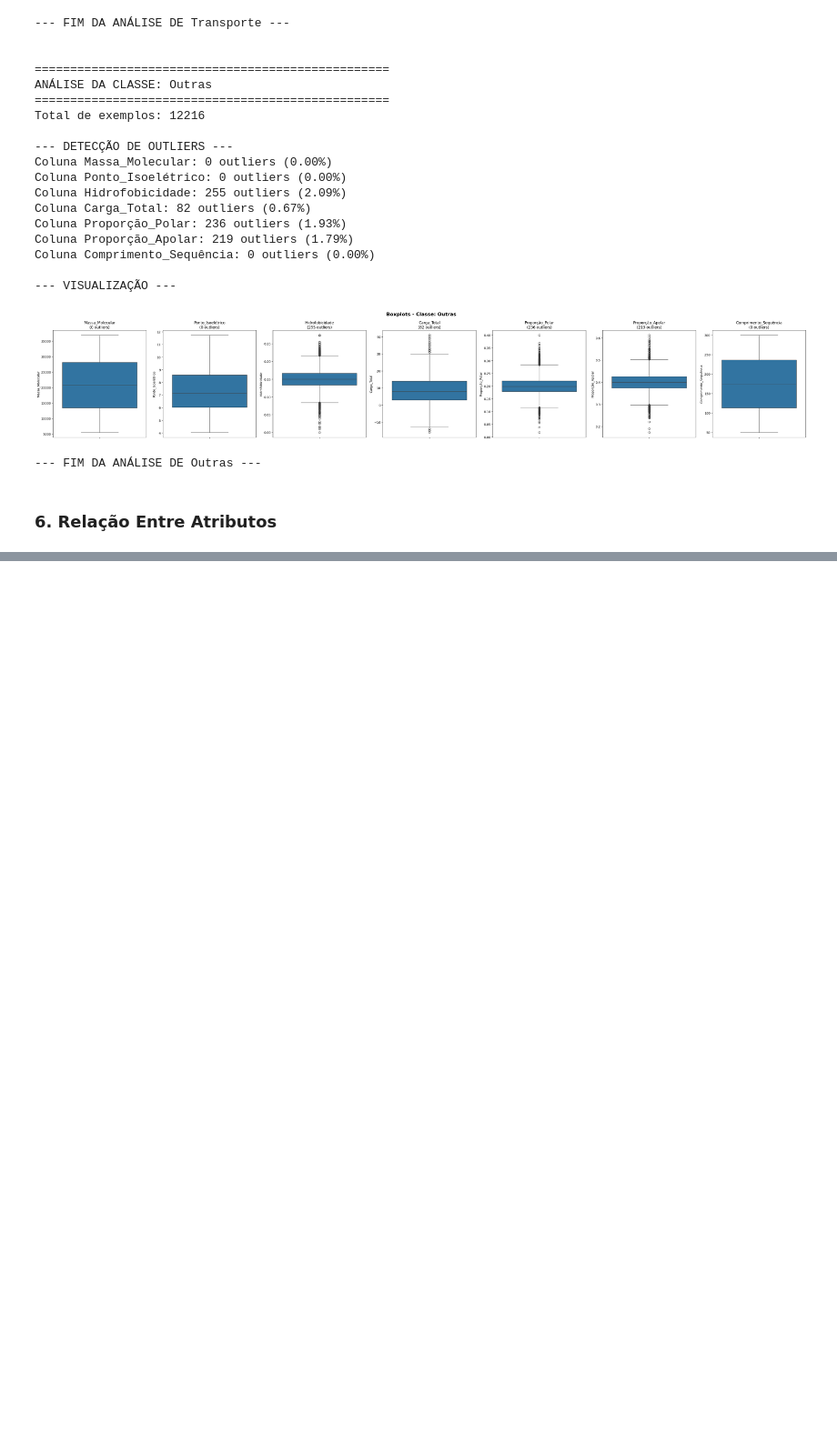
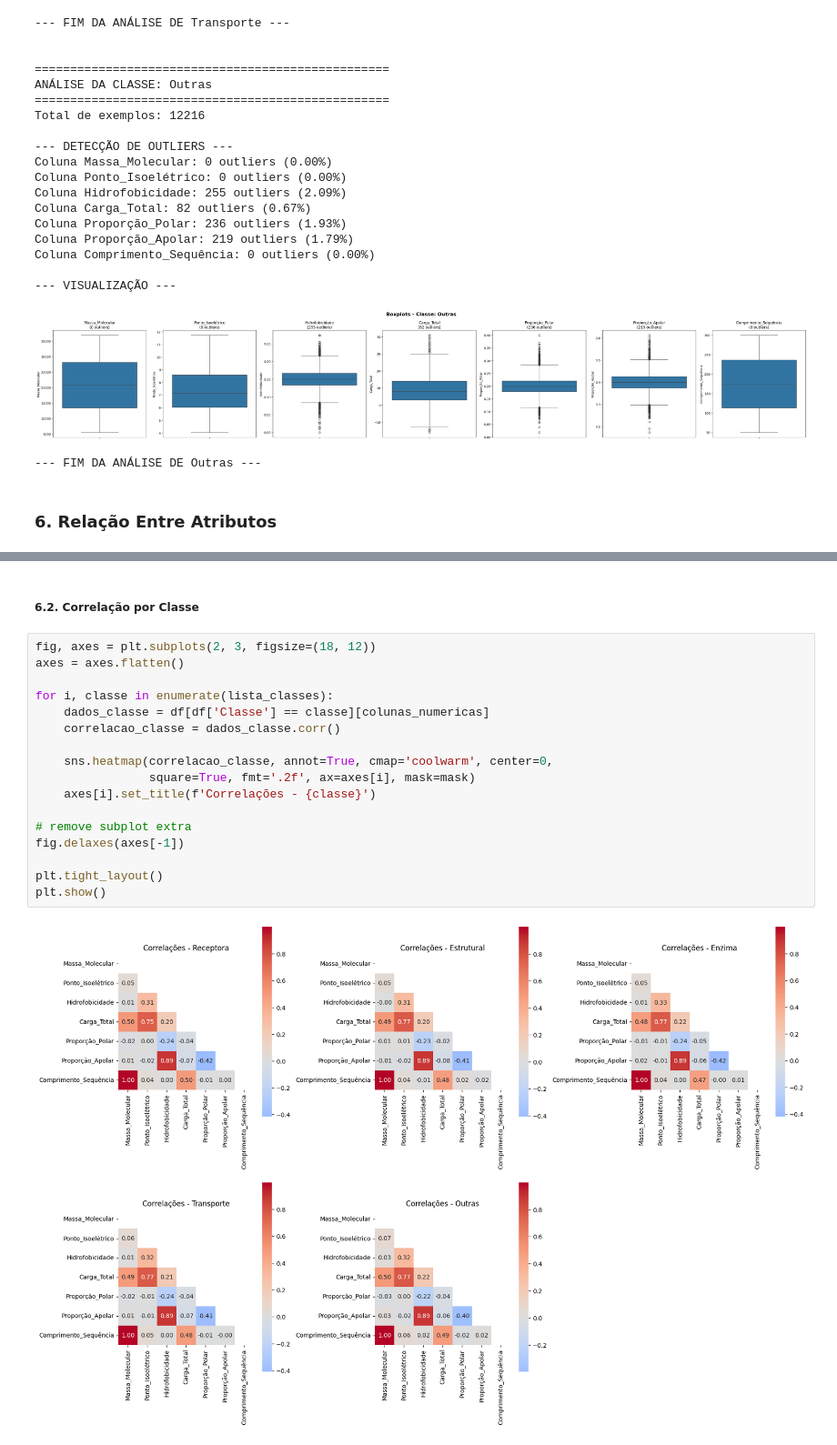
Before and after one commit to marcellovictor/classificacao-proteinas, a Jupyter notebook: analise_exploratoria_proteinas.ipynb, the cells around one changed output, grey strips where cells are left out. Shown at 91% size. Cells and saved outputs as stored; diff of their text form; blank space fills up the shorter version.

```diff
--- a/analise_exploratoria_proteinas.ipynb
+++ b/analise_exploratoria_proteinas.ipynb
@@ -337,0 +369,21 @@ Coluna Comprimento_Sequência: 0 outliers (0.00%)
+# %% [markdown]
+##### 6.2. Correlação por Classe
+# %%
+fig, axes = plt.subplots(2, 3, figsize=(18, 12))
+axes = axes.flatten()
+
+for i, classe in enumerate(lista_classes):
+    dados_classe = df[df['Classe'] == classe][colunas_numericas]
+    correlacao_classe = dados_classe.corr()
+
+    sns.heatmap(correlacao_classe, annot=True, cmap='coolwarm', center=0,
+                square=True, fmt='.2f', ax=axes[i], mask=mask)
+    axes[i].set_title(f'Correlações - {classe}')
+
+# remove subplot extra
+fig.delaxes(axes[-1])
+
+plt.tight_layout()
+plt.show()
+# %% [output]
+[figure, added]
```
Also changed, not shown: parts of 7 cells of this notebook.
